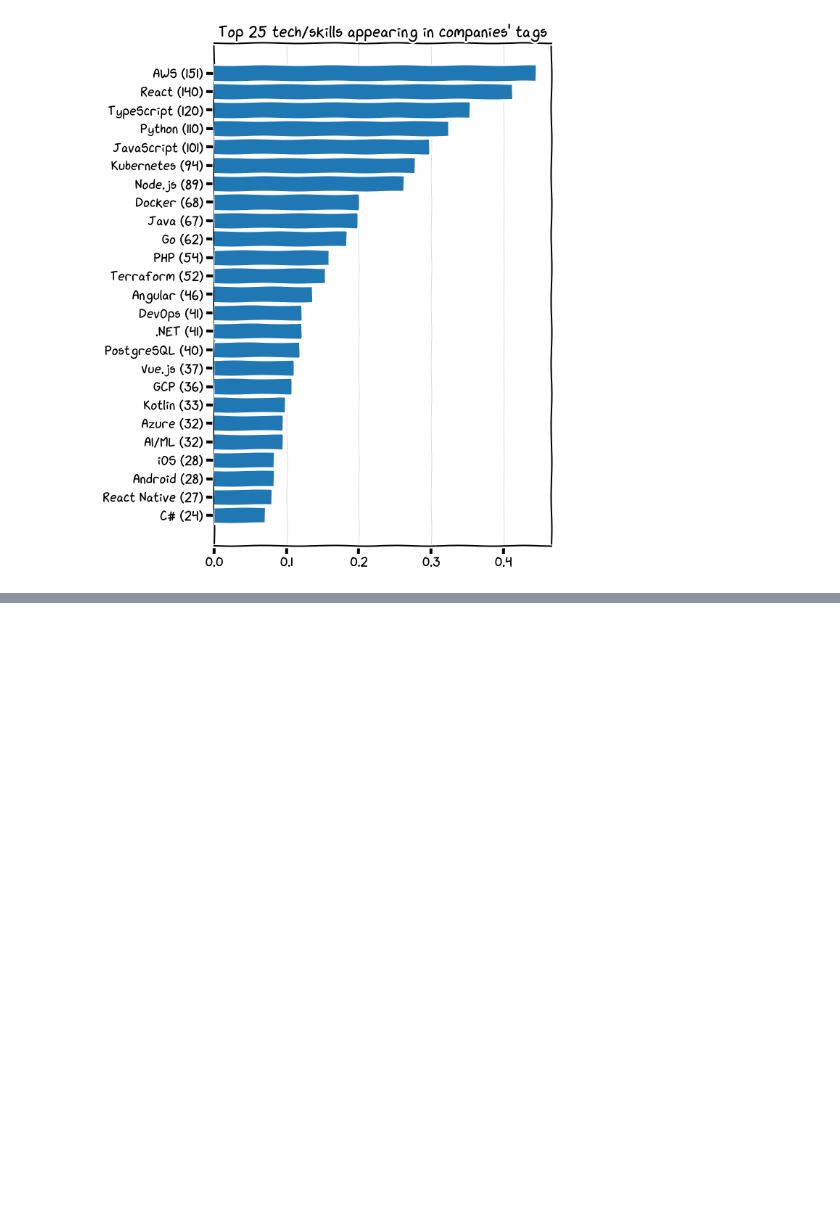
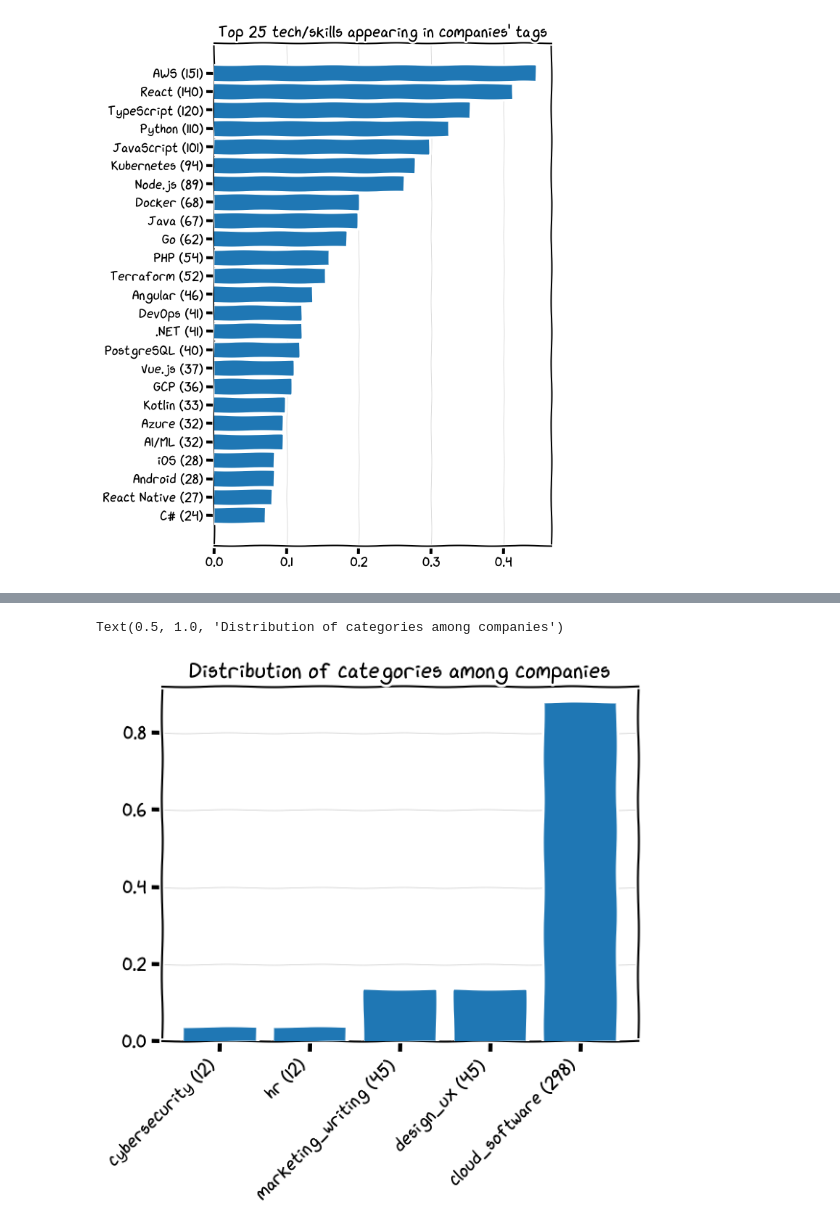
Before and after one commit to FrancescoManfredi/AIRV-analysis, a Jupyter notebook: workbench.ipynb, the cells around one changed output, grey strips where cells are left out. Cells and saved outputs as stored; diff of their text form; code cells hidden in the pictures; blank space fills up the shorter version.

```diff
--- a/workbench.ipynb
+++ b/workbench.ipynb
@@ -348,0 +361,6 @@ Text(0.5, 1.0, "Bottom 25 tech/skills appearing in companies' tags")
+# %%
+all_categories_mentions = []
+for cl in companies_df.categories:
+    if len(cl)==0:
+        all_categories_mentions.append("unknown")
+    all_categories_mentions.extend(cl)
@@ -348,0 +375,2 @@ Text(0.5, 1.0, "Bottom 25 tech/skills appearing in companies' tags")
+# %%
+unique_categories = set(all_categories_mentions)
@@ -348,0 +381,14 @@ Text(0.5, 1.0, "Bottom 25 tech/skills appearing in companies' tags")
+# %%
+categories_counts = {}
+for c in unique_categories:
+    categories_counts[c] = 0
+    for cm in all_categories_mentions:
+        if cm==c:
+            categories_counts[c]+=1
+
+categories_counts_df = pd.DataFrame.from_dict(categories_counts, orient="index", columns=["count"])
+categories_counts_df.insert(
+    loc=len(categories_counts_df.columns),
+    column="proportion",
+    value=categories_counts_df.loc[:, "count"]/len(companies_df)
+)
@@ -348,0 +404,12 @@ Text(0.5, 1.0, "Bottom 25 tech/skills appearing in companies' tags")
+# %%
+temp_df = categories_counts_df.sort_values(by="proportion")
+x_labels = [f"{t} ({c})" for t,c in zip(temp_df.index, temp_df.loc[:, "count"])]
+fig, ax1 = plt.subplots()
+ax1.bar(height=temp_df.loc[:, "proportion"], x=x_labels, zorder=3)
+ax1.set_xticks(range(len(temp_df.index)))
+ax1.set_xticklabels(x_labels, rotation=45, fontdict={"horizontalalignment": "right"})
+ax1.grid(visible=True, axis="y", color=(0.8,0.8,0.8), zorder=0, lw=0.5)
+plt.title("Distribution of categories among companies")
+# %% [output]
+Text(0.5, 1.0, 'Distribution of categories among companies')
+[figure, added]
```
Also changed, not shown: parts of 50 cells of this notebook, 1 other file.
